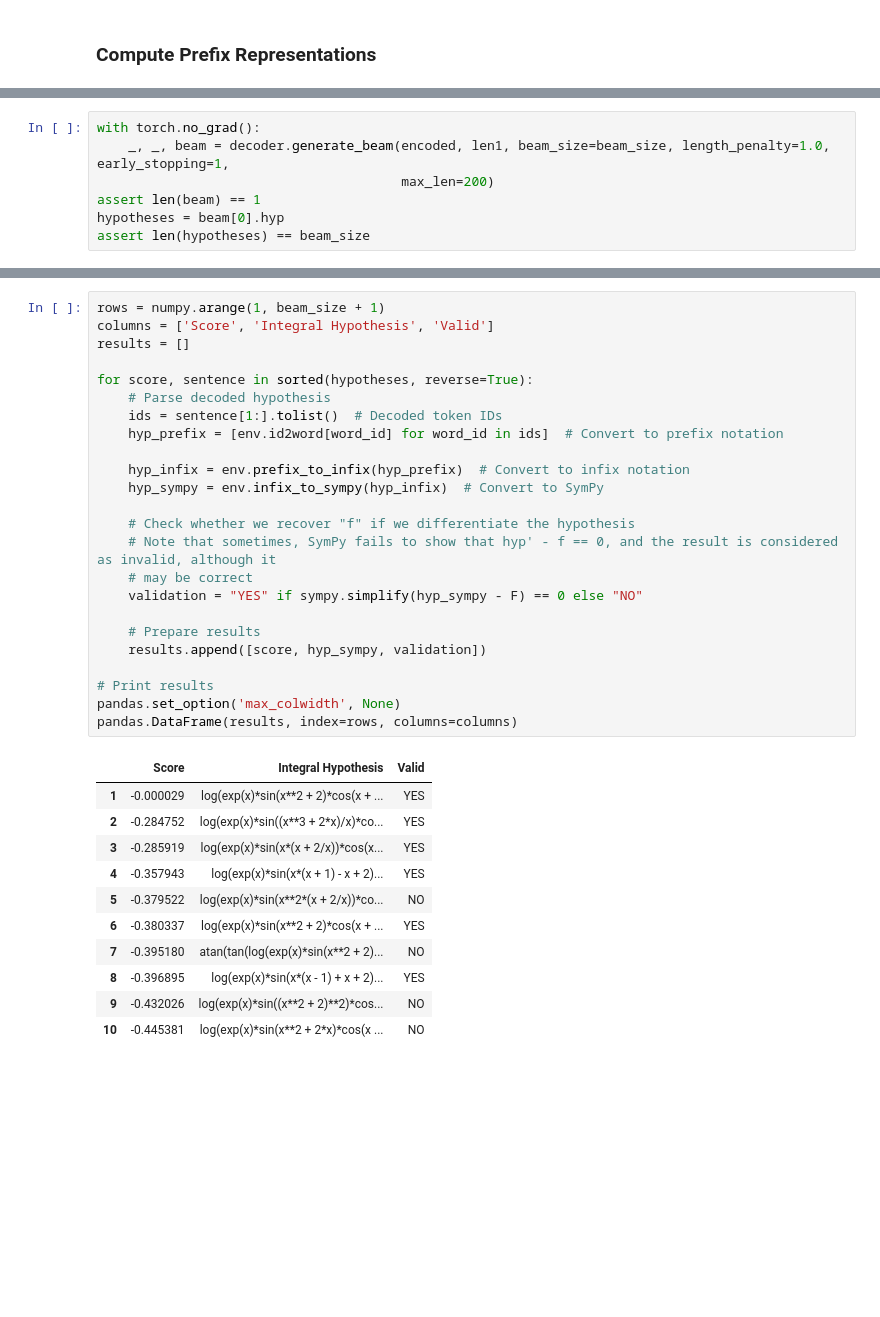
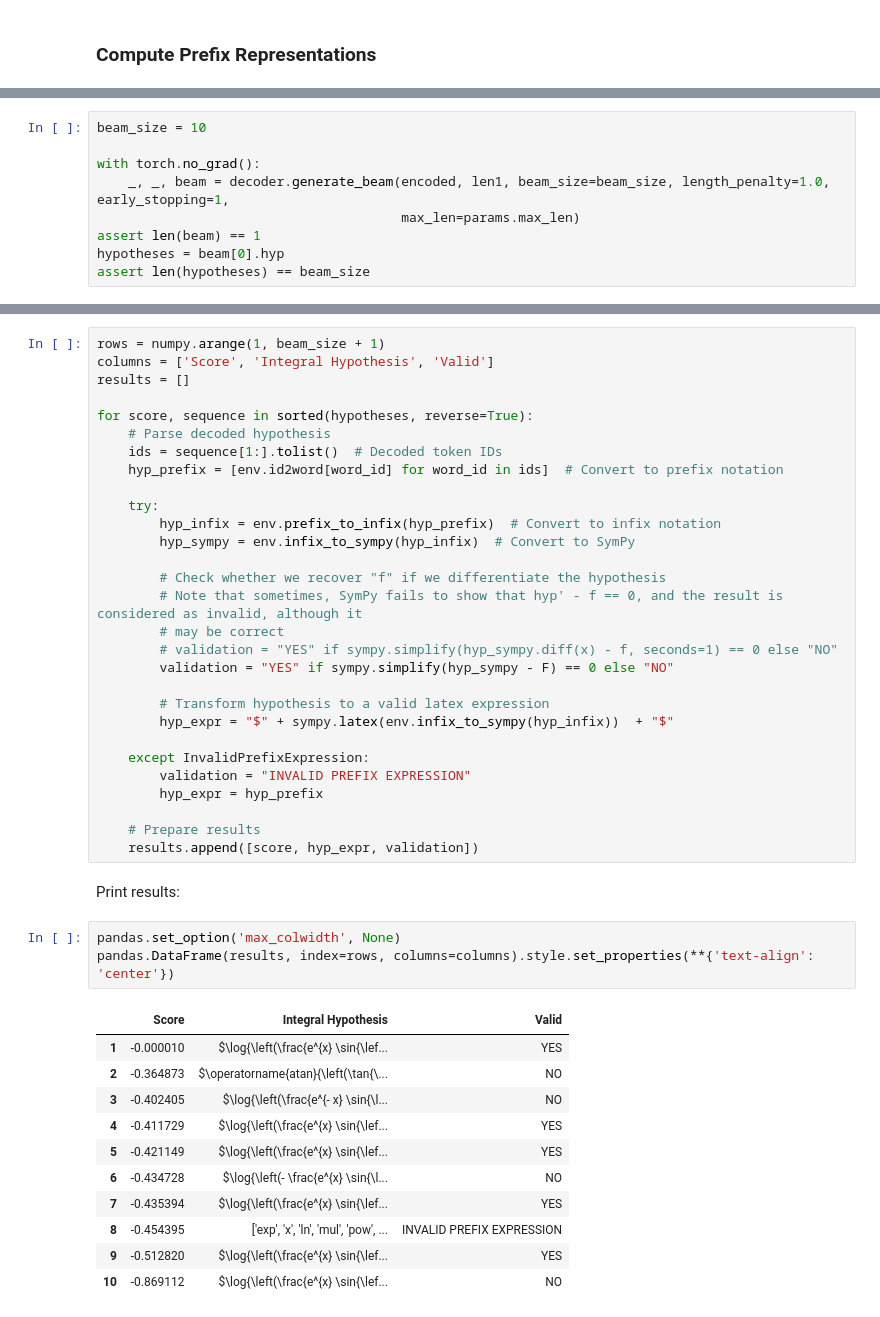
Before and after one commit to elia-mercatanti/deep-learning-symbolic-mathematics, a Jupyter notebook: jupyter-notebook/function_integration.ipynb, the cells around one changed output, grey strips where cells are left out. Cells and saved outputs as stored; diff of their text form; blank space fills up the shorter version.

```diff
--- a/jupyter-notebook/function_integration.ipynb
+++ b/jupyter-notebook/function_integration.ipynb
@@ -197,7 +418,9 @@ Decoder of the model.
 # %%
+beam_size = 10
+
 with torch.no_grad():
     _, _, beam = decoder.generate_beam(encoded, len1, beam_size=beam_size, length_penalty=1.0, early_stopping=1,
-                                       max_len=200)
+                                       max_len=params.max_len)
 assert len(beam) == 1
 hypotheses = beam[0].hyp
 assert len(hypotheses) == beam_size
@@ -208,34 +445,44 @@ rows = numpy.arange(1, beam_size + 1)
 columns = ['Score', 'Integral Hypothesis', 'Valid']
 results = []
 
-for score, sentence in sorted(hypotheses, reverse=True):
+for score, sequence in sorted(hypotheses, reverse=True):
     # Parse decoded hypothesis
-    ids = sentence[1:].tolist()  # Decoded token IDs
+    ids = sequence[1:].tolist()  # Decoded token IDs
     hyp_prefix = [env.id2word[word_id] for word_id in ids]  # Convert to prefix notation
 
-    hyp_infix = env.prefix_to_infix(hyp_prefix)  # Convert to infix notation
-    hyp_sympy = env.infix_to_sympy(hyp_infix)  # Convert to SymPy
+    try:
+        hyp_infix = env.prefix_to_infix(hyp_prefix)  # Convert to infix notation
+        hyp_sympy = env.infix_to_sympy(hyp_infix)  # Convert to SymPy
 
-    # Check whether we recover "f" if we differentiate the hypothesis
-    # Note that sometimes, SymPy fails to show that hyp' - f == 0, and the result is considered as invalid, although it
-    # may be correct
-    validation = "YES" if sympy.simplify(hyp_sympy - F) == 0 else "NO"
+        # Check whether we recover "f" if we differentiate the hypothesis
+        # Note that sometimes, SymPy fails to show that hyp' - f == 0, and the result is considered as invalid, although it
+        # may be correct
+        # validation = "YES" if sympy.simplify(hyp_sympy.diff(x) - f, seconds=1) == 0 else "NO"
+        validation = "YES" if sympy.simplify(hyp_sympy - F) == 0 else "NO"
+
+        # Transform hypothesis to a valid latex expression
+        hyp_expr = "$" + sympy.latex(env.infix_to_sympy(hyp_infix))  + "$"
+
+    except InvalidPrefixExpression:
+        validation = "INVALID PREFIX EXPRESSION"
+        hyp_expr = hyp_prefix
 
     # Prepare results
-    results.append([score, hyp_sympy, validation])
-
-# Print results
-pandas.set_option('max_colwidth', None)
-pandas.DataFrame(results, index=rows, columns=columns)
+    results.append([score, hyp_expr, validation])
-# %% [output]
-|  | Score | Integral Hypothesis | Valid |
-| 1 | -0.000029 | log(exp(x)*sin(x**2 + 2)*cos(x + ... | YES |
-| 2 | -0.284752 | log(exp(x)*sin((x**3 + 2*x)/x)*co... | YES |
-| 3 | -0.285919 | log(exp(x)*sin(x*(x + 2/x))*cos(x... | YES |
-| 4 | -0.357943 | log(exp(x)*sin(x*(x + 1) - x + 2)... | YES |
-| 5 | -0.379522 | log(exp(x)*sin(x**2*(x + 2/x))*co... | NO |
-| 6 | -0.380337 | log(exp(x)*sin(x**2 + 2)*cos(x + ... | YES |
-| 7 | -0.395180 | atan(tan(log(exp(x)*sin(x**2 + 2)... | NO |
-| 8 | -0.396895 | log(exp(x)*sin(x*(x - 1) + x + 2)... | YES |
-| 9 | -0.432026 | log(exp(x)*sin((x**2 + 2)**2)*cos... | NO |
-| 10 | -0.445381 | log(exp(x)*sin(x**2 + 2*x)*cos(x ... | NO |
+# %% [markdown]
+Print results:
+# %%
+pandas.set_option('max_colwidth', None)
+pandas.DataFrame(results, index=rows, columns=columns).style.set_properties(**{'text-align': 'center'})
+# %% [output]
+|  | Score | Integral Hypothesis | Valid |
+| 1 | -0.000010 | $\log{\left(\frac{e^{x} \sin{\lef... | YES |
+| 2 | -0.364873 | $\operatorname{atan}{\left(\tan{\... | NO |
+| 3 | -0.402405 | $\log{\left(\frac{e^{- x} \sin{\l... | NO |
+| 4 | -0.411729 | $\log{\left(\frac{e^{x} \sin{\lef... | YES |
+| 5 | -0.421149 | $\log{\left(\frac{e^{x} \sin{\lef... | YES |
+| 6 | -0.434728 | $\log{\left(- \frac{e^{x} \sin{\l... | NO |
+| 7 | -0.435394 | $\log{\left(\frac{e^{x} \sin{\lef... | YES |
+| 8 | -0.454395 | ['exp', 'x', 'ln', 'mul', 'pow', ... | INVALID PREFIX EXPRESSION |
+| 9 | -0.512820 | $\log{\left(\frac{e^{x} \sin{\lef... | YES |
+| 10 | -0.869112 | $\log{\left(\frac{e^{x} \sin{\lef... | NO |
```
Also changed, not shown: parts of 95 cells of this notebook, 2 other files.
